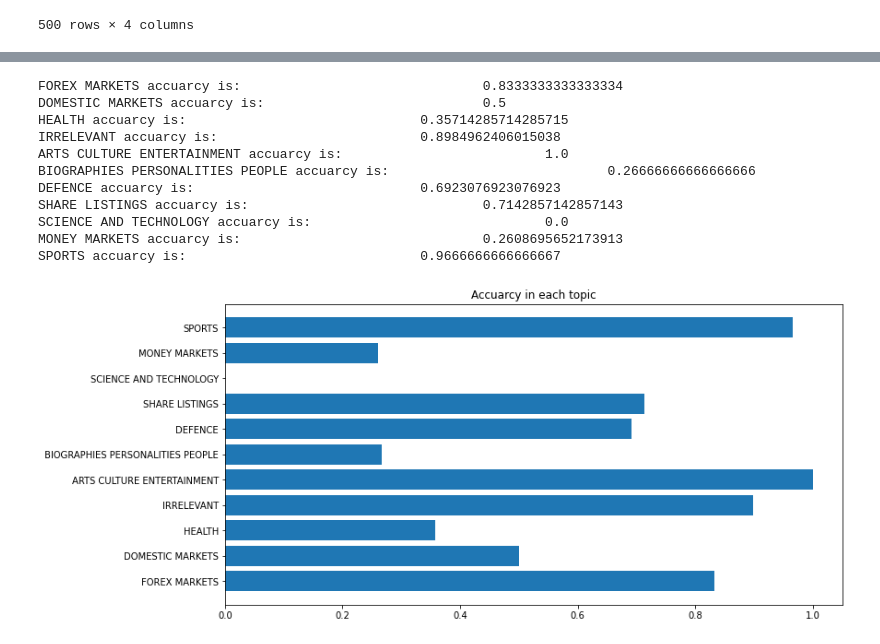
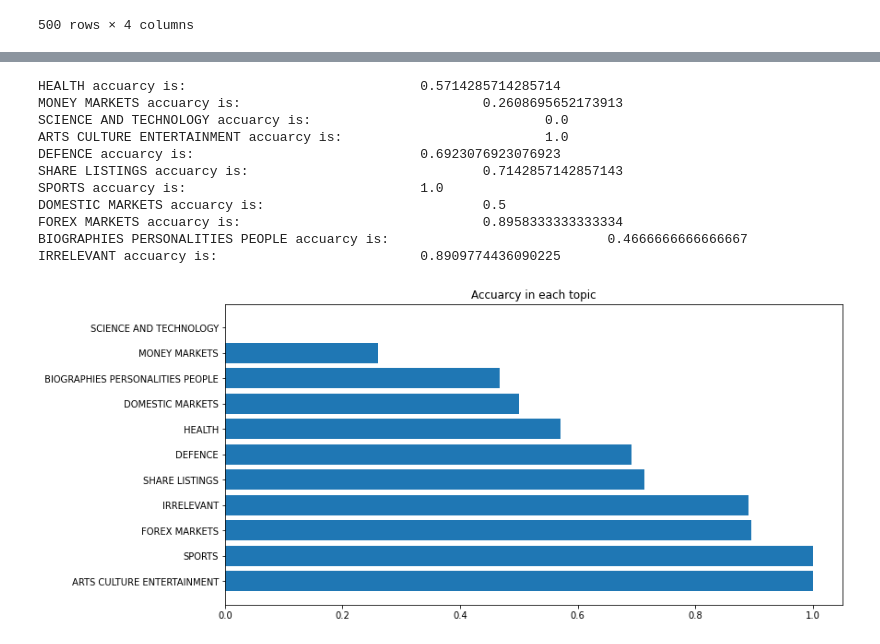
Before and after one commit to HenryLiangzy/COMP9417_Project, a Jupyter notebook: Ensemble_util_brad.ipynb, the cells around one changed output, grey strips where cells are left out. Cells and saved outputs as stored; diff of their text form; code cells hidden in the pictures.

```diff
--- a/Ensemble_util_brad.ipynb
+++ b/Ensemble_util_brad.ipynb
@@ -123,6 +123,7 @@ def get_vector(column_name, special=False):
     '''
     train_df = pd.read_csv(TRAINFILE)
     if special is not False:
+        train_df = train_df.dropna()
         train_df[special] = train_df[special].apply(lambda x: x.replace('_', ''))
 
     # prepare the tranform vector
@@ -408,40 +408,55 @@ BIOGRAPHIES PERSONALITIES PEOPLE       0.67      0.27      0.38        15
 # %%
 def evaluate(res_df, y_true_label, y_pred_label):
     '''
     Here is for the evaluate the ensamble model
 
     Input: (DataFrame Object) Should be result of the prediction
     Output:
     '''
 
     report = []
     topic_list = list(set(res_df[y_true_label]))
     for topic in topic_list:
+
+        # prepare the record
+        topic_report = {}
+        topic_report['name'] = str(topic)
+
+        # prepare the evaluate data
         test_df = res_df[res_df[y_true_label] == topic]
-        accuarcy = metrics.accuracy_score(test_df[y_true_label], test_df[y_pred_label])
-        print(topic,'accuarcy is:\t\t\t\t', accuarcy)
-        report.append(accuarcy)
+
+        #evaluate each part
+        topic_report['f1_score'] = metrics.f1_score(test_df[y_true_label], test_df[y_pred_label], average='macro')
+        topic_report['accuarcy'] = metrics.accuracy_score(test_df[y_true_label], test_df[y_pred_label])
+        topic_report['recall_score'] = metrics.recall_score(test_df[y_true_label], test_df[y_pred_label], average='macro')
+        print(topic,'accuarcy is:\t\t\t\t', topic_report['accuarcy'])
+
+        # append t total report for further
+        report.append(topic_report)
+
+
+    # sort the report for plt
+    report.sort(reverse=True, key=lambda x: x['accuarcy'])
 
     #plt.style.use('ggplot')
     figure = plt.figure(figsize=(12,6))
     #plt.xticks(rotation=90)
     plt.title('Accuarcy in each topic')
-    plt.barh(topic_list, report)
+    plt.barh([i['name'] for i in report], [j['accuarcy'] for j in report])
 
     plt.show()
 
 evaluate(res_df, 'label', 'predict')
-#list(set(res_df['label']))
 # %% [output]
-FOREX MARKETS accuarcy is:                               0.8333333333333334
-DOMESTIC MARKETS accuarcy is:                            0.5
-HEALTH accuarcy is:                              0.35714285714285715
-IRRELEVANT accuarcy is:                          0.8984962406015038
+HEALTH accuarcy is:                              0.5714285714285714
+MONEY MARKETS accuarcy is:                               0.2608695652173913
+SCIENCE AND TECHNOLOGY accuarcy is:                              0.0
 ARTS CULTURE ENTERTAINMENT accuarcy is:                          1.0
-BIOGRAPHIES PERSONALITIES PEOPLE accuarcy is:                            0.26666666666666666
 DEFENCE accuarcy is:                             0.6923076923076923
 SHARE LISTINGS accuarcy is:                              0.7142857142857143
-SCIENCE AND TECHNOLOGY accuarcy is:                              0.0
-MONEY MARKETS accuarcy is:                               0.2608695652173913
-SPORTS accuarcy is:                              0.9666666666666667
+SPORTS accuarcy is:                              1.0
+DOMESTIC MARKETS accuarcy is:                            0.5
+FOREX MARKETS accuarcy is:                               0.8958333333333334
+BIOGRAPHIES PERSONALITIES PEOPLE accuarcy is:                            0.4666666666666667
+IRRELEVANT accuarcy is:                          0.8909774436090225
-[figure, old version]
+[figure, new version]
```
Also changed, not shown: parts of 5 cells of this notebook, 1 other file.
